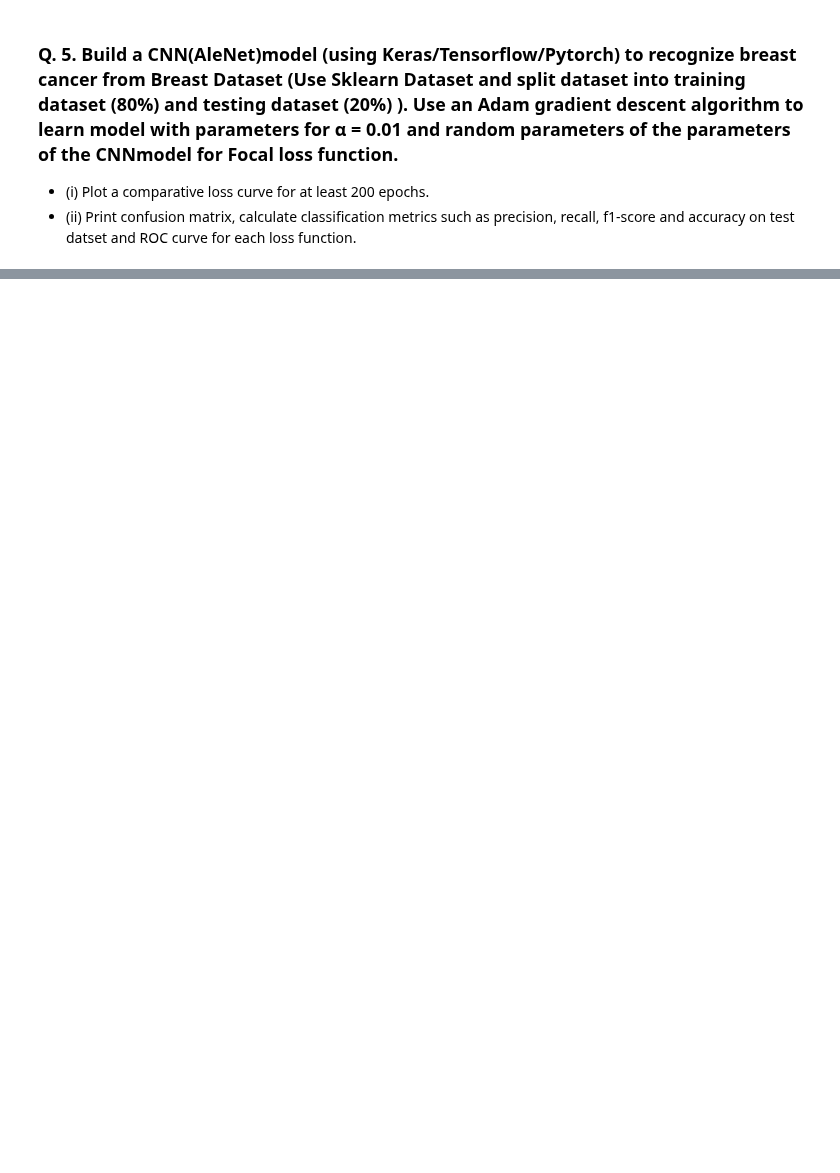
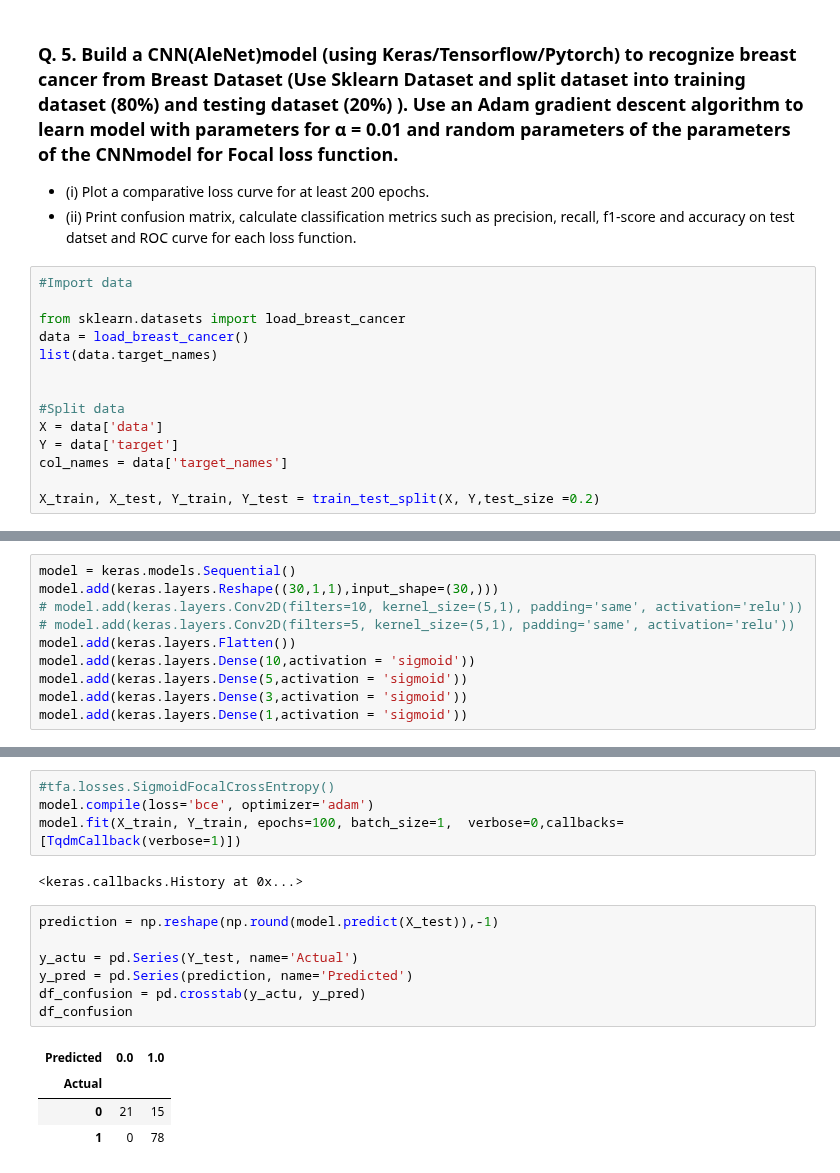
Before and after one commit to Adithya-Jayan/EC460_NNDL, a Jupyter notebook: Assignment5.ipynb, the cells around one changed output, grey strips where cells are left out. Drawn from its saved outputs; the diff is of its cells as text; blank space fills up the shorter version.

```diff
--- a/Assignment5.ipynb
+++ b/Assignment5.ipynb
@@ -485,3 +600,17 @@ Octal:  [0. 0. 1. 2.]
 ### Q. 5. Build a CNN(AleNet)model  (using Keras/Tensorflow/Pytorch)  to recognize breast cancer from Breast Dataset (Use Sklearn Dataset and  split dataset into training dataset (80%) and  testing dataset (20%) ). Use an Adam gradient descent algorithm to learn model with parameters for α = 0.01 and random parameters of the parameters of the  CNNmodel for Focal loss function.
 - (i) Plot a comparative loss curve for at least 200 epochs.
 - (ii) Print confusion matrix, calculate classification metrics such as precision, recall, f1-score and accuracy on test datset and ROC curve for each loss function.
+# %%
+#Import data
+
+from sklearn.datasets import load_breast_cancer
+data = load_breast_cancer()
+list(data.target_names)
+
+
+#Split data
+X = data['data']
+Y = data['target']
+col_names = data['target_names']
+
+X_train, X_test, Y_train, Y_test = train_test_split(X, Y,test_size =0.2)
@@ -487,0 +628,10 @@ Octal:  [0. 0. 1. 2.]
+# %%
+model = keras.models.Sequential()
+model.add(keras.layers.Reshape((30,1,1),input_shape=(30,)))
+# model.add(keras.layers.Conv2D(filters=10, kernel_size=(5,1), padding='same', activation='relu'))
+# model.add(keras.layers.Conv2D(filters=5, kernel_size=(5,1), padding='same', activation='relu'))
+model.add(keras.layers.Flatten())
+model.add(keras.layers.Dense(10,activation = 'sigmoid'))
+model.add(keras.layers.Dense(5,activation = 'sigmoid'))
+model.add(keras.layers.Dense(3,activation = 'sigmoid'))
+model.add(keras.layers.Dense(1,activation = 'sigmoid'))
@@ -487,0 +661,18 @@ Octal:  [0. 0. 1. 2.]
+# %%
+#tfa.losses.SigmoidFocalCrossEntropy()
+model.compile(loss='bce', optimizer='adam')
+model.fit(X_train, Y_train, epochs=100, batch_size=1,  verbose=0,callbacks=[TqdmCallback(verbose=1)])
+# %% [output]
+<keras.callbacks.History at 0x...>
+# %%
+prediction = np.reshape(np.round(model.predict(X_test)),-1)
+
+y_actu = pd.Series(Y_test, name='Actual')
+y_pred = pd.Series(prediction, name='Predicted')
+df_confusion = pd.crosstab(y_actu, y_pred)
+df_confusion
+# %% [output]
+| Predicted | 0.0 | 1.0 |
+| Actual |  |  |
+| 0 | 21 | 15 |
+| 1 | 0 | 78 |
```
Also changed, not shown: parts of 15 cells of this notebook.
